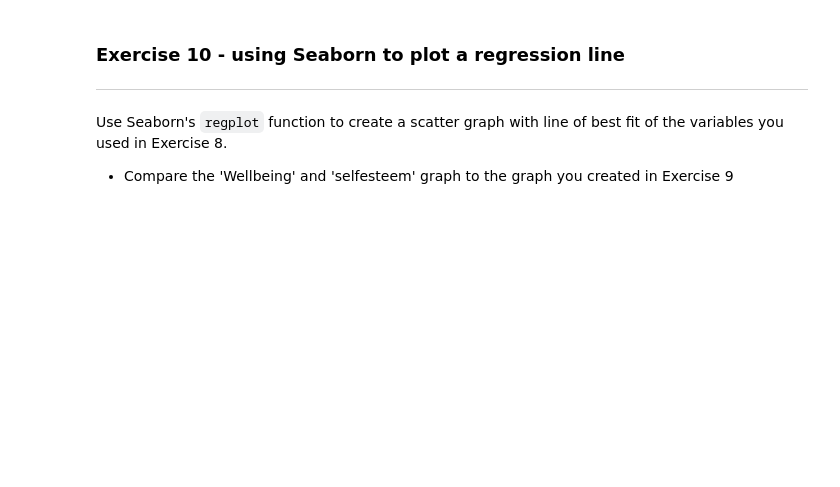
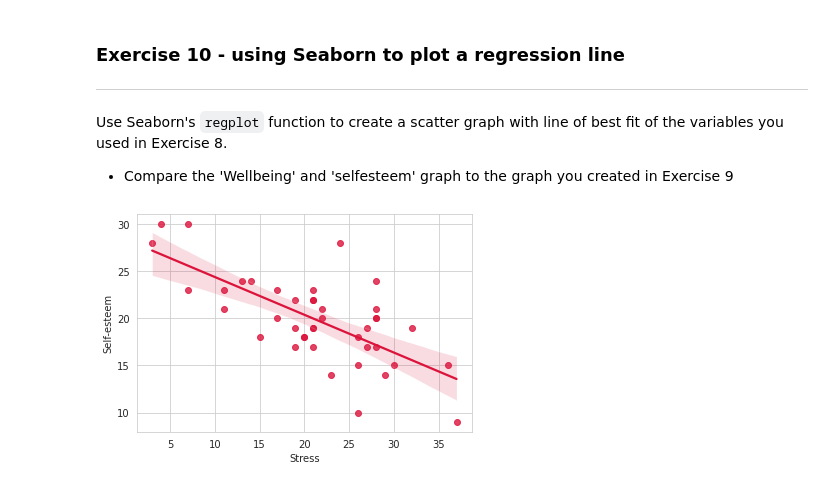
Before and after one commit to sleevetug/Eloise, a Jupyter notebook: Copy_of_8_2_Correlation_exercises.ipynb, the cells around one changed output. Cells and saved outputs as stored; diff of their text form; code cells hidden in the pictures; blank space fills up the shorter version.

```diff
--- a/Copy_of_8_2_Correlation_exercises.ipynb
+++ b/Copy_of_8_2_Correlation_exercises.ipynb
@@ -358,3 +394,17 @@ plt.show()
 Use Seaborn's `regplot` function to create a scatter graph with line of best fit of the variables you used in Exercise 8.
 
 * Compare the 'Wellbeing' and 'selfesteem' graph to the graph you created in Exercise 9
+# %%
+import pandas as pd
+import seaborn as sns
+
+x = psych_data['Stress']
+y = psych_data['selfesteem']
+
+chart=sns.regplot(x=x, y=y, color = "crimson")
+chart.set_xlabel('Stress')
+chart.set_ylabel('Self-esteem')
+
+sns.set_style("whitegrid")
+# %% [output]
+[figure, added]
```
Also changed, not shown: parts of 8 cells of this notebook.
